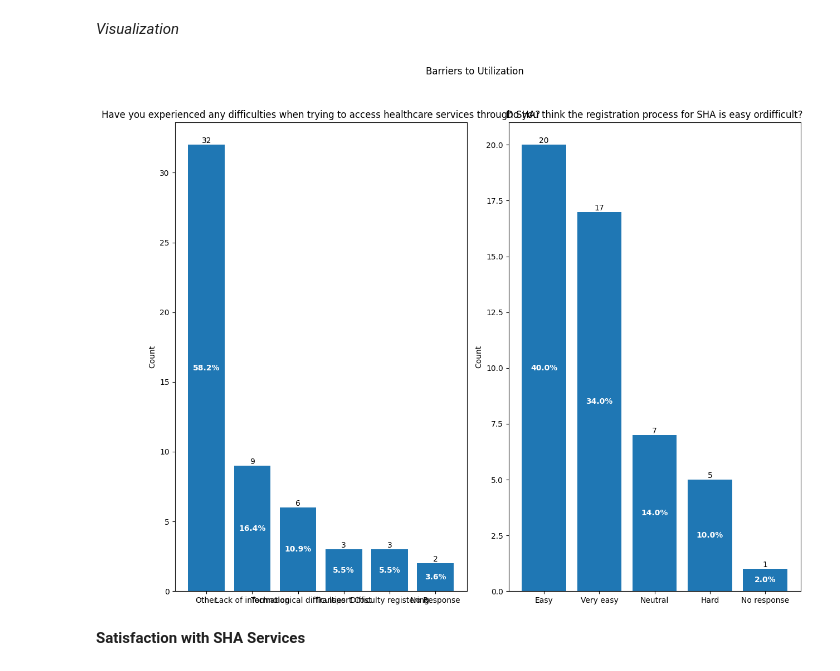
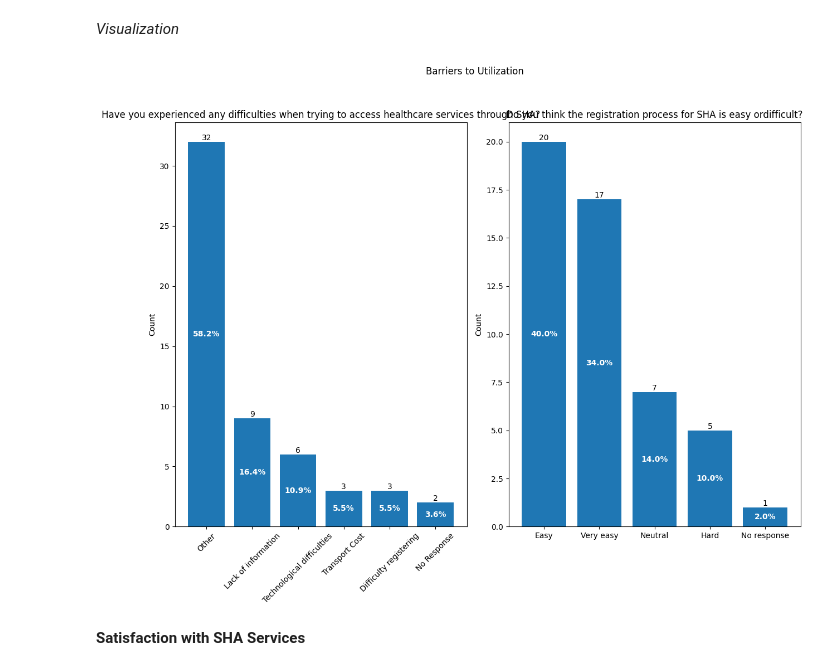
Before and after one commit to DennoCheru/Mosoriot, a Jupyter notebook: Mosoriot.ipynb, the cells around one changed output. Cells and saved outputs as stored; diff of their text form; code cells hidden in the pictures.

```diff
--- a/Mosoriot.ipynb
+++ b/Mosoriot.ipynb
@@ -848,26 +850,27 @@ Name: proportion, dtype: float64
 # %%
 fig, axes = plt.subplots(1,2, figsize=(12,10))
 fig.suptitle('Barriers to Utilization')
 axes = axes.flatten()
 
 # Difficulties Experienced
 plotBarWithLabels(
     axes[0],
     df_difficulties['Have you experienced any difficulties when trying to access healthcare services through SHA?'],
-    'Have you experienced any difficulties when trying to access healthcare services through SHA?'
+    'Have you experienced any difficulties when trying to access healthcare services through SHA?',
+    rotate_xticks=True
 )
 
 # Ease of Registration
 plotBarWithLabels(
     axes[1],
     df_main['Do you think the registration process for SHA is easy ordifficult?'],
     'Do you think the registration process for SHA is easy ordifficult?'
 )
 
 plt.tight_layout(rect=[0,0,1,0.95])
 plt.show()
 # %% [output]
-[figure, old version]
+[figure, new version]
 # %% [markdown]
 **Satisfaction with SHA Services**
 # %% [markdown]
```
Also changed, not shown: parts of 2 cells of this notebook.
